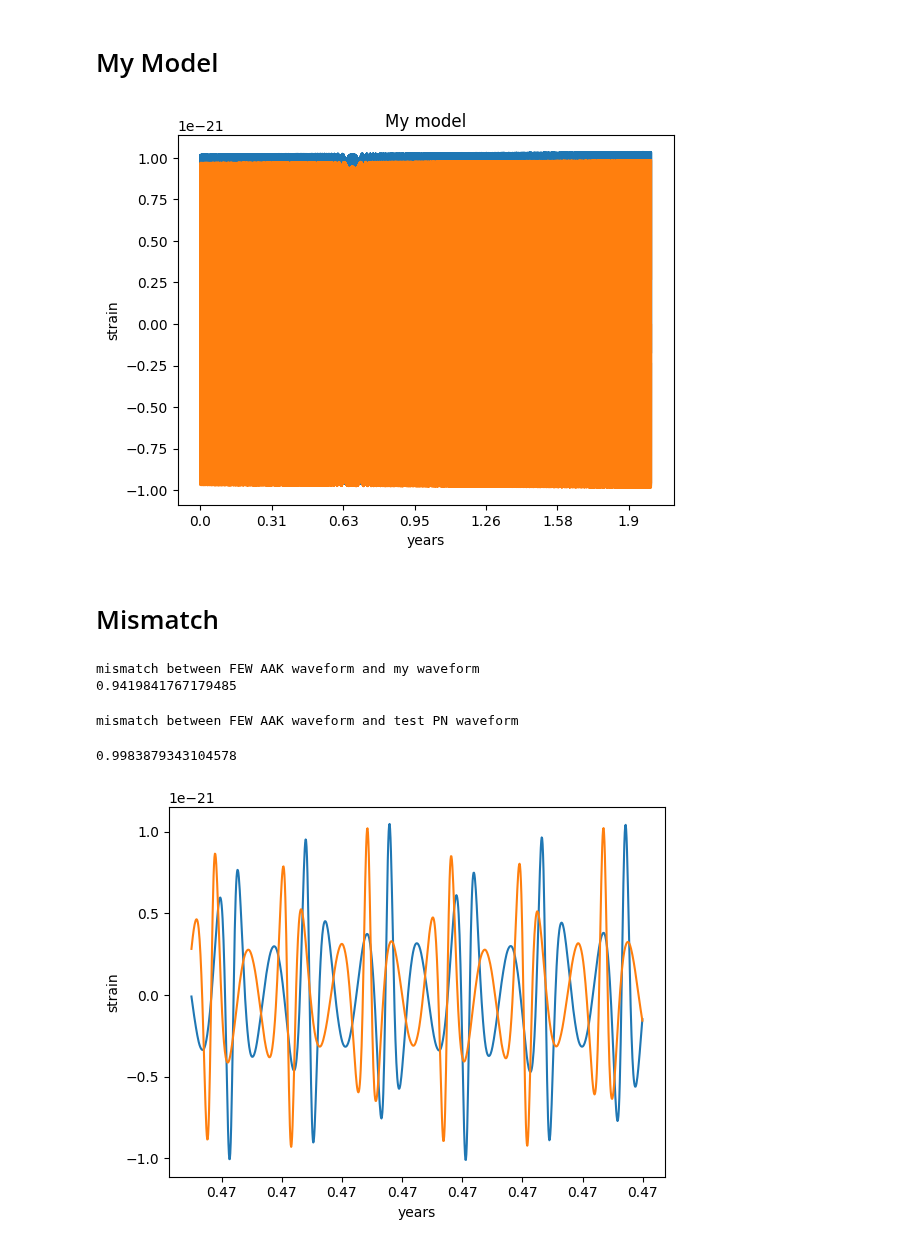
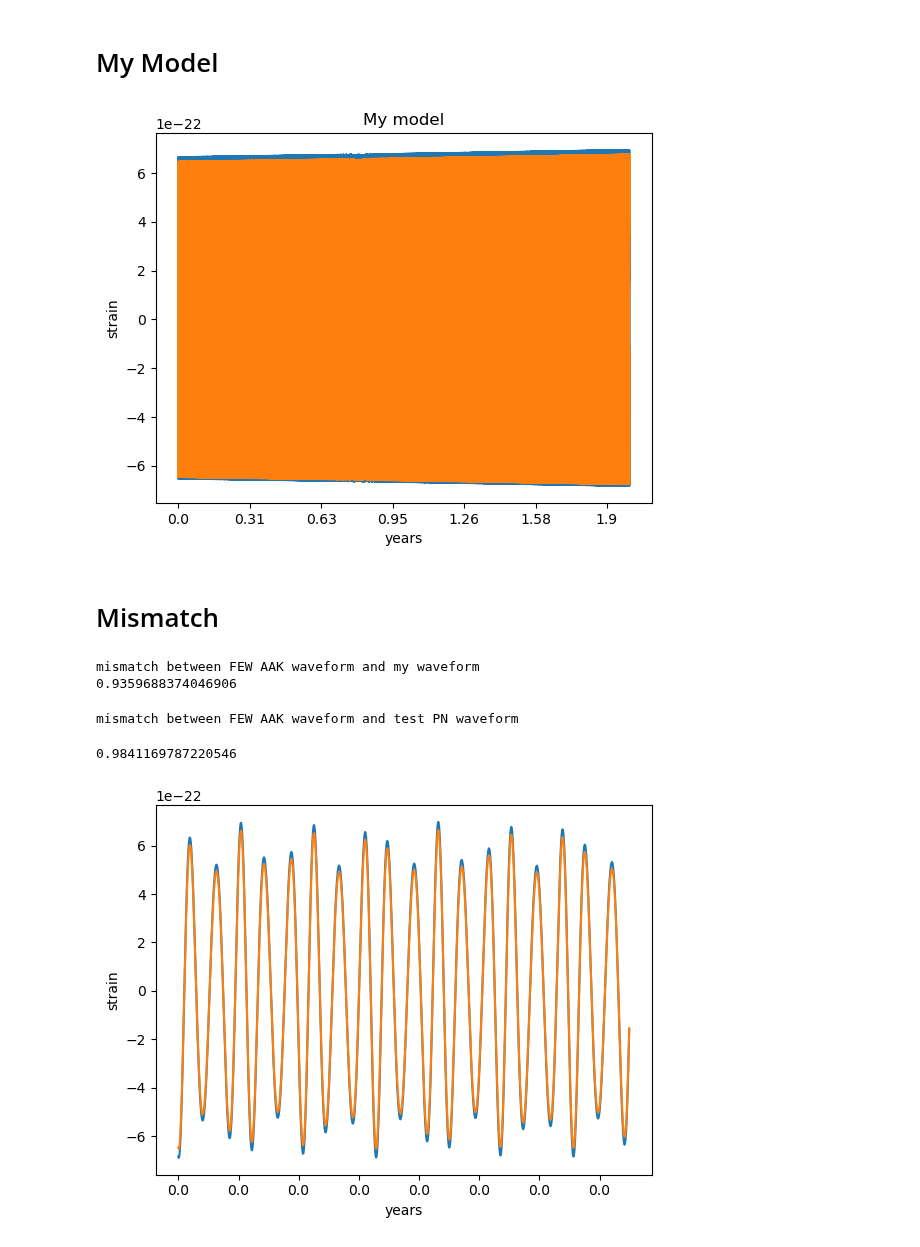
Before and after one commit to Shaun-F/GWGenerator, a Jupyter notebook: Debugging/Compare generated waveforms.ipynb, the cells around one changed output. Cells and saved outputs as stored; diff of their text form; code cells hidden in the pictures.

```diff
--- a/Debugging/Compare generated waveforms.ipynb
+++ b/Debugging/Compare generated waveforms.ipynb
@@ -41,7 +41,7 @@ M = 1e6
 mu = 1e1
 a = 1e-6
 p0 = 14.0
-e0 = 0.005
+e0 = 0.1
 iota0 = 0.1
 Y0 = np.cos(iota0)
 Phi_phi0 = 0.
@@ -299,7 +301,7 @@ plt.xticks(ticks, newlabs);
 plt.xlabel("years");
 plt.ylabel("strain");
 # %% [output]
-[figure, old version]
+[figure, new version]
 # %% [markdown]
 # Mismatch
 # %%
@@ -307,27 +309,27 @@ print("mismatch between FEW AAK waveform and my waveform")
 print(get_mismatch(FEWwaveform, mywf))
 # %% [output]
 mismatch between FEW AAK waveform and my waveform
-0.9419841767179485
+0.9359688374046906
 # %%
 print("mismatch between FEW AAK waveform and test PN waveform")
 get_mismatch(FEWwaveform, testwf)
 # %% [output]
 mismatch between FEW AAK waveform and test PN waveform
-0.9983879343104578
+0.9841169787220546
 # %%
-st = 999000
-stop = 1000000
+st = 0
+stop = 1000
 dom = t[st:stop]
 ran1 = FEWwaveform.real[st:stop]
-ran2 = testwf.real[st:stop]
+#ran2 = testwf.real[st:stop]
 ran3 = mywf.real[st:stop]
 plt.plot(dom,ran1, label="FEW waveform")
 #plt.plot(dom, ran2, label="example PN waveform")
 plt.plot(dom, ran3, label="my waveform");
 ticks = plt.xticks()[0][1:-1];
 newlabs = [int(i)/100 for i in (ticks*100/(60*60*24*365))];
 plt.xticks(ticks, newlabs);
 plt.xlabel("years");
 plt.ylabel("strain");
 # %% [output]
-[figure, old version]
+[figure, new version]
```
Also changed, not shown: parts of 2 cells of this notebook, 6 other files.
